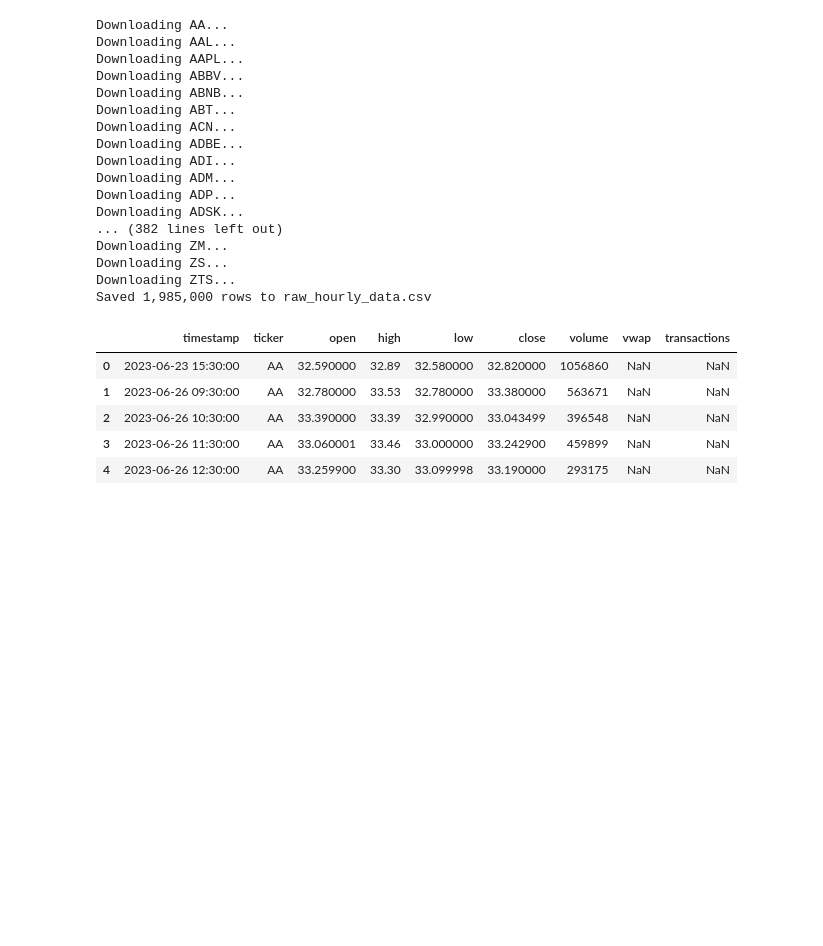
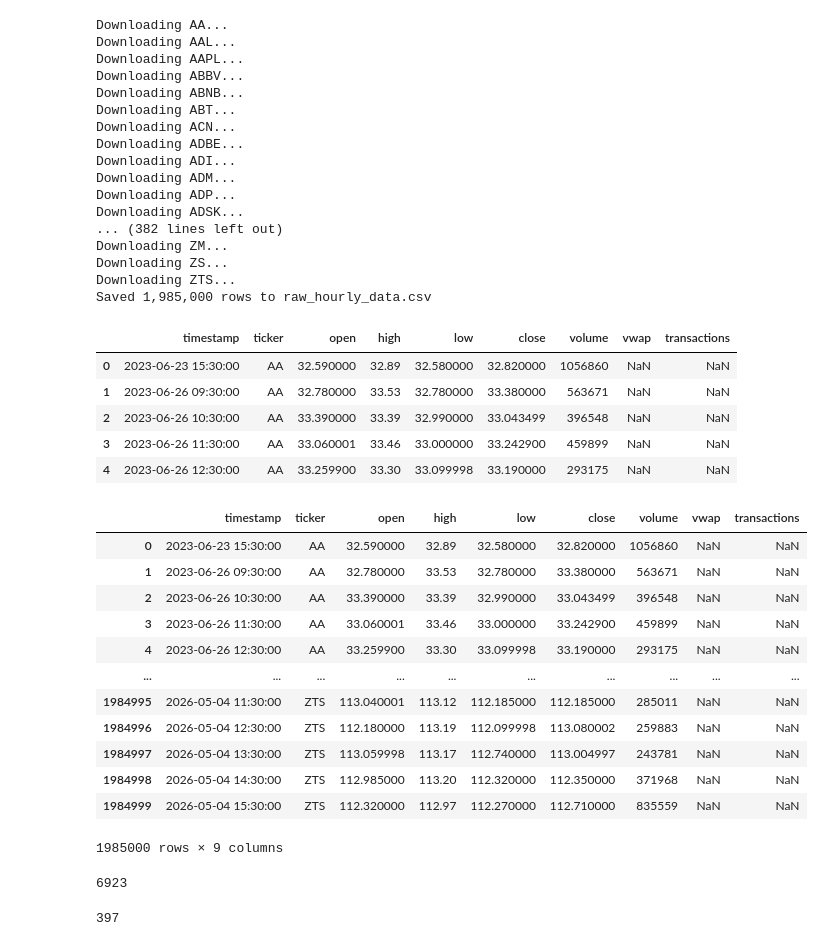
Before and after one commit to matthewcavanaugh96/megalabs, a Jupyter notebook: stock_prediction/1b - Hourly Data bigger version.ipynb, the cells around one changed output. Cells and saved outputs as stored; diff of their text form; code cells hidden in the pictures; blank space fills up the shorter version.

```diff
--- a/stock_prediction/1b - Hourly Data bigger version.ipynb
+++ b/stock_prediction/1b - Hourly Data bigger version.ipynb
@@ -169,3 +169,29 @@ Saved 1,985,000 rows to raw_hourly_data.csv
 | 2 | 2023-06-26 10:30:00 | AA | 33.390000 | 33.39 | 32.990000 | 33.043499 | 396548 | NaN | NaN |
 | 3 | 2023-06-26 11:30:00 | AA | 33.060001 | 33.46 | 33.000000 | 33.242900 | 459899 | NaN | NaN |
 | 4 | 2023-06-26 12:30:00 | AA | 33.259900 | 33.30 | 33.099998 | 33.190000 | 293175 | NaN | NaN |
+# %%
+import pandas as pd
+df = pd.read_csv('raw_hourly_data/raw_hourly_data_397_stocks.csv')
+df
+# %% [output]
+|  | timestamp | ticker | open | high | low | close | volume | vwap | transactions |
+| 0 | 2023-06-23 15:30:00 | AA | 32.590000 | 32.89 | 32.580000 | 32.820000 | 1056860 | NaN | NaN |
+| 1 | 2023-06-26 09:30:00 | AA | 32.780000 | 33.53 | 32.780000 | 33.380000 | 563671 | NaN | NaN |
+| 2 | 2023-06-26 10:30:00 | AA | 33.390000 | 33.39 | 32.990000 | 33.043499 | 396548 | NaN | NaN |
+| 3 | 2023-06-26 11:30:00 | AA | 33.060001 | 33.46 | 33.000000 | 33.242900 | 459899 | NaN | NaN |
+| 4 | 2023-06-26 12:30:00 | AA | 33.259900 | 33.30 | 33.099998 | 33.190000 | 293175 | NaN | NaN |
+| ... | ... | ... | ... | ... | ... | ... | ... | ... | ... |
+| 1984995 | 2026-05-04 11:30:00 | ZTS | 113.040001 | 113.12 | 112.185000 | 112.185000 | 285011 | NaN | NaN |
+| 1984996 | 2026-05-04 12:30:00 | ZTS | 112.180000 | 113.19 | 112.099998 | 113.080002 | 259883 | NaN | NaN |
+| 1984997 | 2026-05-04 13:30:00 | ZTS | 113.059998 | 113.17 | 112.740000 | 113.004997 | 243781 | NaN | NaN |
+| 1984998 | 2026-05-04 14:30:00 | ZTS | 112.985000 | 113.20 | 112.320000 | 112.350000 | 371968 | NaN | NaN |
+| 1984999 | 2026-05-04 15:30:00 | ZTS | 112.320000 | 112.97 | 112.270000 | 112.710000 | 835559 | NaN | NaN |
+1985000 rows × 9 columns
+# %%
+df['timestamp'].nunique()
+# %% [output]
+6923
+# %%
+df['ticker'].nunique()
+# %% [output]
+397
```
Also changed, not shown: parts of 2 cells of this notebook, 1 other file.
